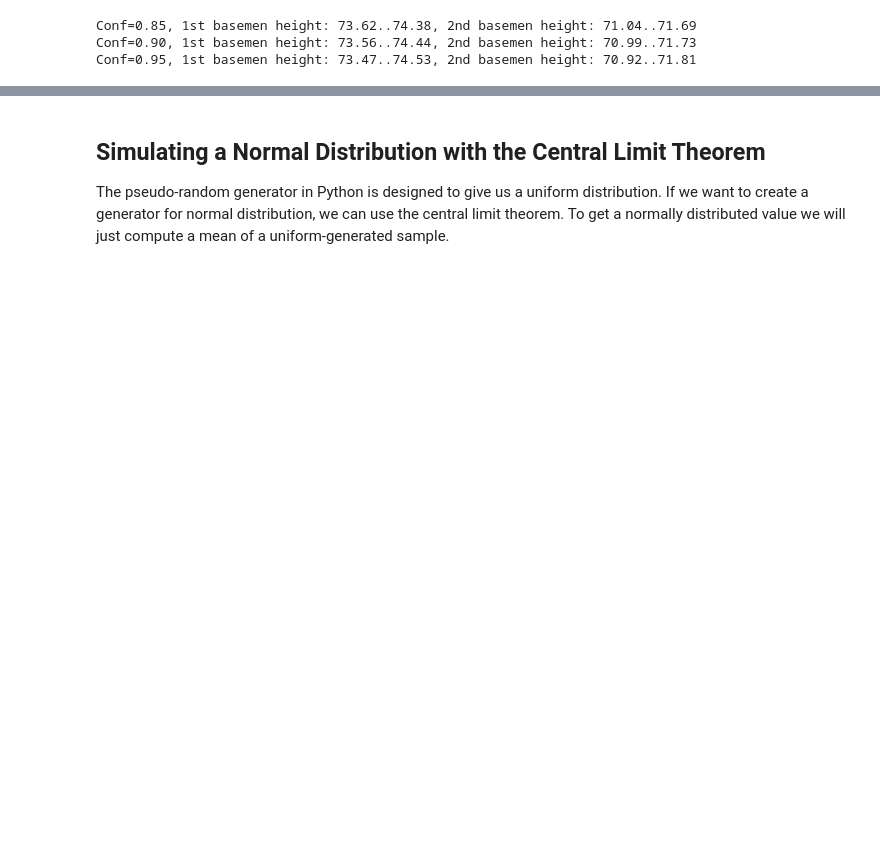
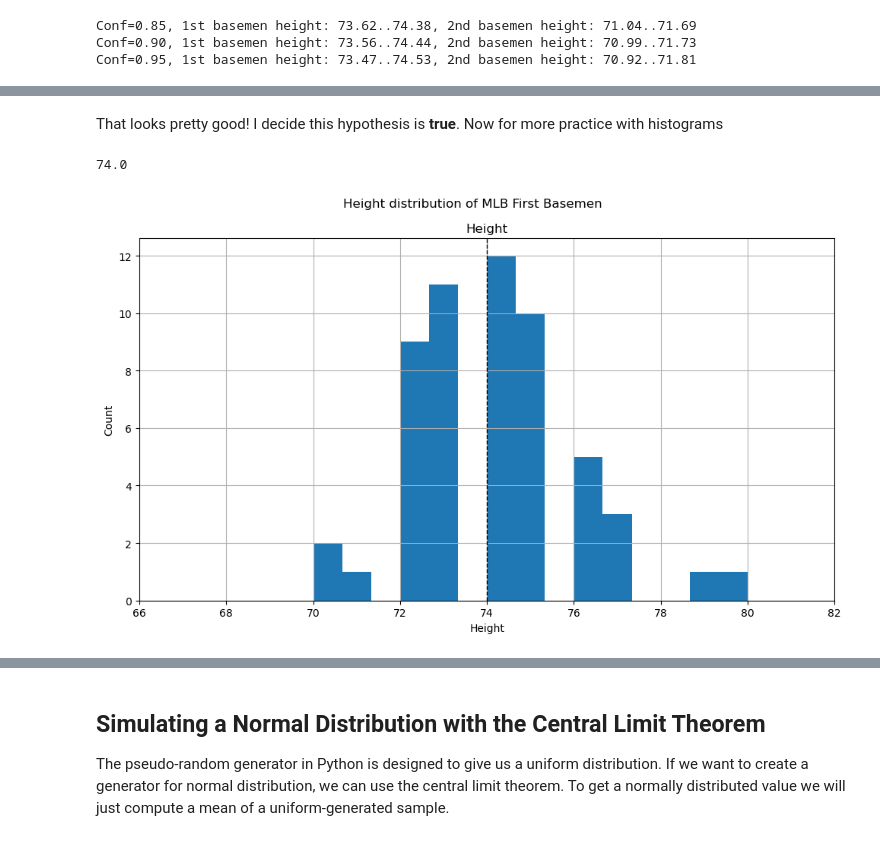
Before and after one commit to ijessicachen/introdatascience, a Jupyter notebook: 1-Introduction/04-stats-and-probability/introstatsandprob.ipynb, the cells around one changed output, grey strips where cells are left out. Drawn from its saved outputs; the diff is of its cells as text; code cells hidden in the pictures; blank space fills up the shorter version.

```diff
--- a/1-Introduction/04-stats-and-probability/introstatsandprob.ipynb
+++ b/1-Introduction/04-stats-and-probability/introstatsandprob.ipynb
@@ -208,0 +301,20 @@ The two values returned by the `ttest_ind` function are:
+# %% [markdown]
+That looks pretty good! I decide this hypothesis is __true__. Now for more practice with histograms
+# %%
+df.loc[df['Role']=='First_Baseman', ['Height']].hist(bins=15, figsize=(10,6))
+plt.suptitle('Height distribution of MLB First Basemen')
+plt.xlabel('Height')
+plt.xlim(66, 82) # set limits of the x-axis so it's easier to compare
+plt.ylabel('Count')
+plt.tight_layout()
+
+# plot line for mean
+fb_ages = df.loc[df['Role']=='First_Baseman', ['Height']]#; print(fb_ages)
+mean = fb_ages.mean().item() # item probABLy turns it into an item, not entirely sure
+print(mean)
+plt.axvline(mean, color='k', linestyle='dashed', linewidth=1)
+
+plt.show()
+# %% [output]
+74.0
+[figure, added]
```
Also changed, not shown: parts of 43 cells of this notebook, 5 other files.
